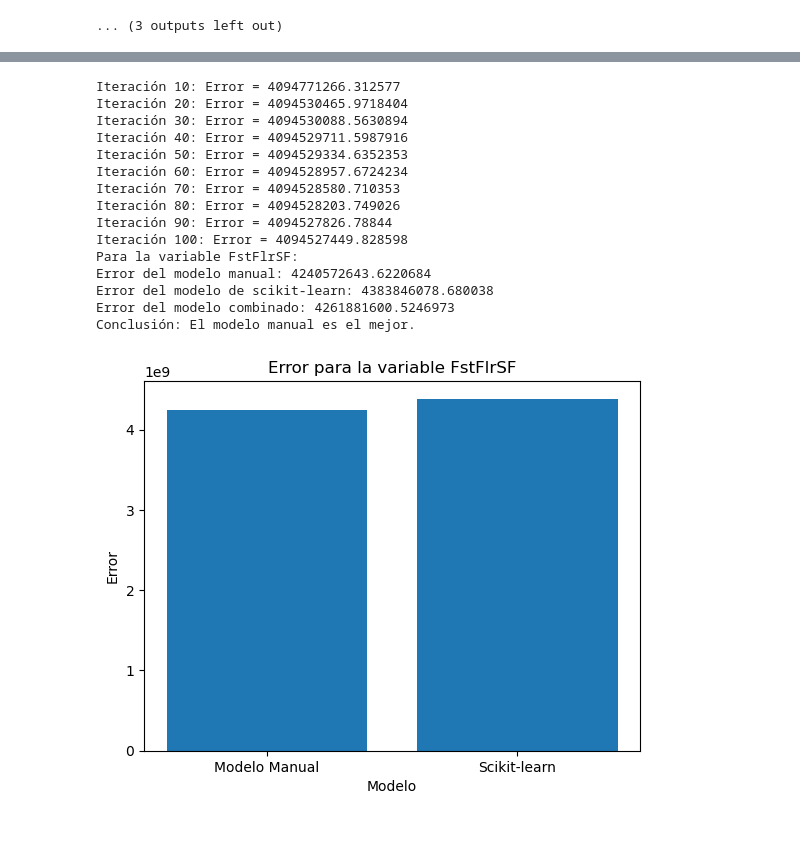
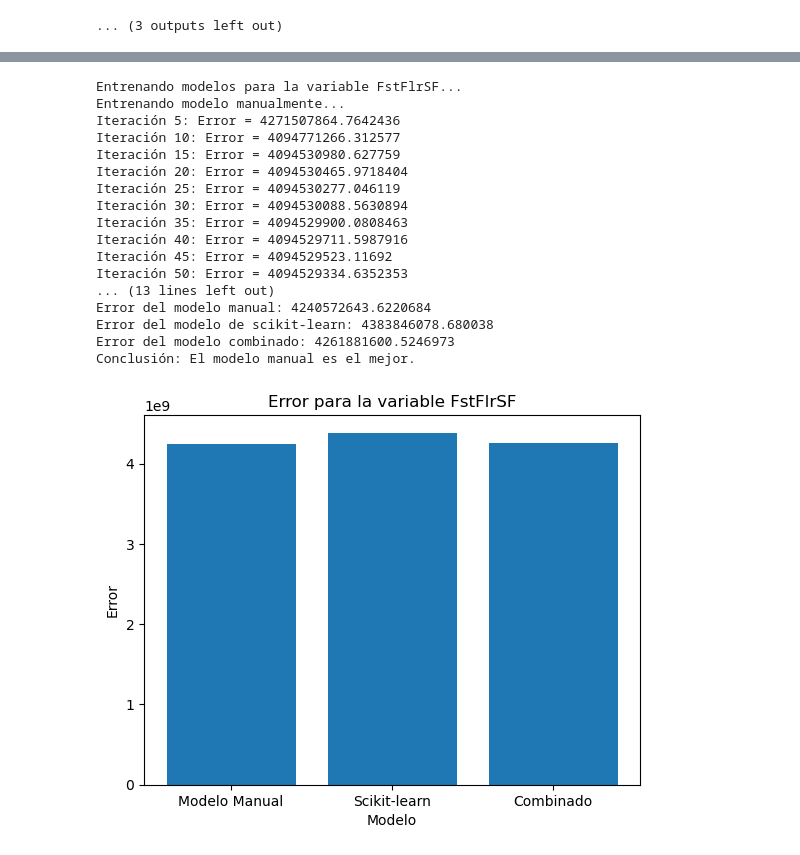
Before and after one commit to dihego2402/ASfifds, a Jupyter notebook: Proyecto.ipynb, the cells around one changed output, grey strips where cells are left out. Drawn from its saved outputs; the diff is of its cells as text; code cells hidden in the pictures.

```diff
--- a/Proyecto.ipynb
+++ b/Proyecto.ipynb
@@ -290,6 +290,8 @@ class LinearRegressionModel:
         self.coefficients = np.zeros(num_features)
         errors = []
 
+        models = {}  # Almacenar los modelos entrenados en cada iteración
+
         for epoch in range(epochs):
             y_pred = np.dot(X, self.coefficients)
             error = np.mean((y_pred - y) ** 2)
@@ -298,10 +300,13 @@ class LinearRegressionModel:
             gradient = np.dot(X.T, y_pred - y) / num_samples
             self.coefficients -= alpha * gradient
 
+            # Almacenar el modelo entrenado en esta iteración
+            models[epoch + 1] = self.coefficients.copy()
+
             if (epoch + 1) % print_error_each == 0:
                 print(f"Iteración {epoch + 1}: Error = {error}")
 
-        return errors
+        return models, errors
 
     def predict(self, x):
         X = np.column_stack((x, np.ones_like(x)))
@@ -350,33 +466,55 @@ def plot_model_error(x, y_true, y_pred_manual, y_pred_sklearn):
 # %%
 #Entrenamiento de modelo y evaluación para cada variable x
 
-variables_x = ['OverallQual', 'FstFlrSF', 'TotRmsAbvGrd', 'YearBuilt', 'LotFrontage']
+def predict_combined_models(model_manual, model_sklearn, x):
+    y_pred_manual = model_manual.predict(x)
+    y_pred_sklearn = model_sklearn.predict(x.reshape(-1, 1))
+    y_pred_combined = (y_pred_manual + y_pred_sklearn) / 2
+    return y_pred_manual, y_pred_sklearn, y_pred_combined
 
-for x in variables_x:
-    x_train = df_tr[x].values
+def calculate_errors(y_true, y_pred_manual, y_pred_sklearn, y_pred_combined):
+    error_manual = mean_squared_error(y_true, y_pred_manual)
+    error_sklearn = mean_squared_error(y_true, y_pred_sklearn)
+    error_combined = mean_squared_error(y_true, y_pred_combined)
+    return error_manual, error_sklearn, error_combined
+
+def plot_model_errors(error_manual, error_sklearn, error_combined, variable_name):
+    plt.bar(['Modelo Manual', 'Scikit-learn', 'Combinado'], [error_manual, error_sklearn, error_combined])
+    plt.xlabel('Modelo')
+    plt.ylabel('Error')
+    plt.title(f'Error para la variable {variable_name}')
+    plt.show()
+
+# Modificaciones en el bucle principal
+for current_variable in variables_x:
+    print(f"Entrenando modelos para la variable {current_variable}...")
+    x_train = df_tr[current_variable].values
     y_train = df_tr['SalePrice'].values
-    x_val = df_val[x].values
+    x_val = df_val[current_variable].values
     y_val = df_val['SalePrice'].values
 
-    y_pred_manual = train_manual_model(x_train, y_train, x_val, y_val, epochs=100, print_error_each=10, alpha=0.000001)
+    print("Entrenando modelo manualmente...")
+    models, errors, y_pred_manual = train_manual_model(x_train, y_train, x_val, y_val, epochs=100, print_error_each=5, alpha=0.000001)
+
+    print("Entrenando modelo de scikit-learn...")
     y_pred_sklearn = train_sklearn_model(x_train, y_train, x_val)
+
+    print("Calculando predicciones combinadas...")
     y_pred_combined = combine_predictions(y_pred_manual, y_pred_sklearn)
 
-    error_manual = calculate_error(y_val, y_pred_manual)
-    error_sklearn = calculate_error(y_val, y_pred_sklearn)
-    error_combined = calculate_error(y_val, y_pred_combined)
+    print("Calculando errores...")
+    error_manual, error_sklearn, error_combined = calculate_errors(y_val, y_pred_manual, y_pred_sklearn, y_pred_combined)
 
-    print(f"Para la variable {x}:")
     print(f"Error del modelo manual: {error_manual}")
     print(f"Error del modelo de scikit-learn: {error_sklearn}")
     print(f"Error del modelo combinado: {error_combined}")
-    if error_manual < error_sklearn and error_manual < error_combined:
+
+    if error_manual < error_sklearn:
         print("Conclusión: El modelo manual es el mejor.")
-    elif error_sklearn < error_manual and error_sklearn < error_combined:
-        print("Conclusión: El modelo de scikit-learn es el mejor.")
+    elif error_sklearn < error_manual:
+        print("Conclusión: El modelo de Scikit-learn es el mejor.")
     else:
-        print("Conclusión: El modelo combinado es el mejor.")
+        print("Ambos modelos tienen el mismo error. Se requiere una evaluación adicional.")
 
-    plot_model_error(x, y_val, y_pred_manual, y_pred_sklearn)
-    print()
+    plot_model_errors(error_manual, error_sklearn, error_combined, current_variable)
 # %% [output]
@@ -399,16 +539,18 @@ Conclusión: El modelo de scikit-learn es el mejor.
+Entrenando modelos para la variable FstFlrSF...
+Entrenando modelo manualmente...
+Iteración 5: Error = 4271507864.7642436
 Iteración 10: Error = 4094771266.312577
+Iteración 15: Error = 4094530980.627759
 Iteración 20: Error = 4094530465.9718404
+Iteración 25: Error = 4094530277.046119
 Iteración 30: Error = 4094530088.5630894
+Iteración 35: Error = 4094529900.0808463
 Iteración 40: Error = 4094529711.5987916
+Iteración 45: Error = 4094529523.11692
 Iteración 50: Error = 4094529334.6352353
-Iteración 60: Error = 4094528957.6724234
-Iteración 70: Error = 4094528580.710353
-Iteración 80: Error = 4094528203.749026
-Iteración 90: Error = 4094527826.78844
-Iteración 100: Error = 4094527449.828598
-Para la variable FstFlrSF:
+... (13 lines left out)
 Error del modelo manual: 4240572643.6220684
 Error del modelo de scikit-learn: 4383846078.680038
 Error del modelo combinado: 4261881600.5246973
 Conclusión: El modelo manual es el mejor.
-[figure, old version]
+[figure, new version]
```
Also changed, not shown: parts of 4 cells of this notebook.
